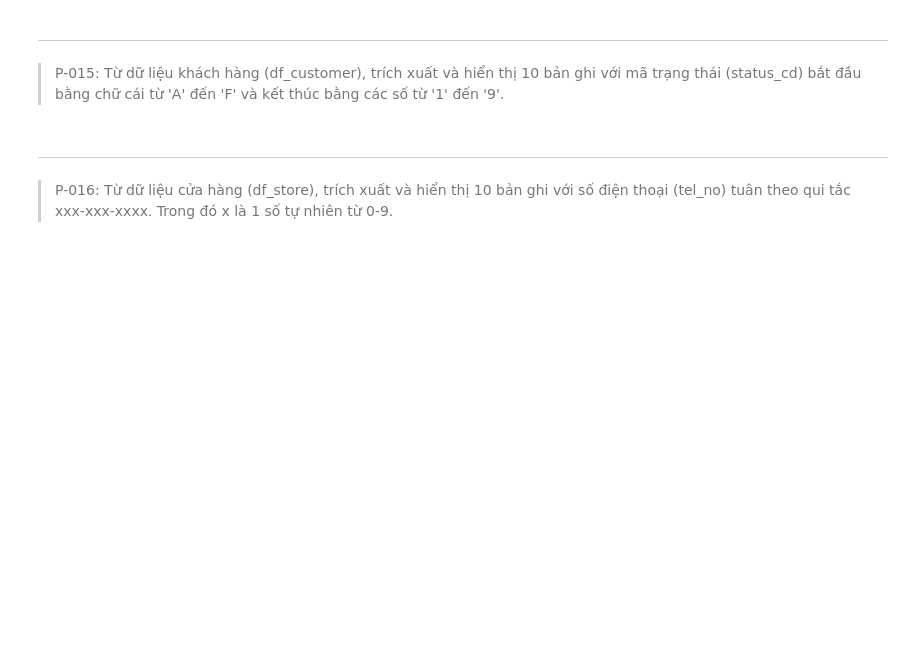
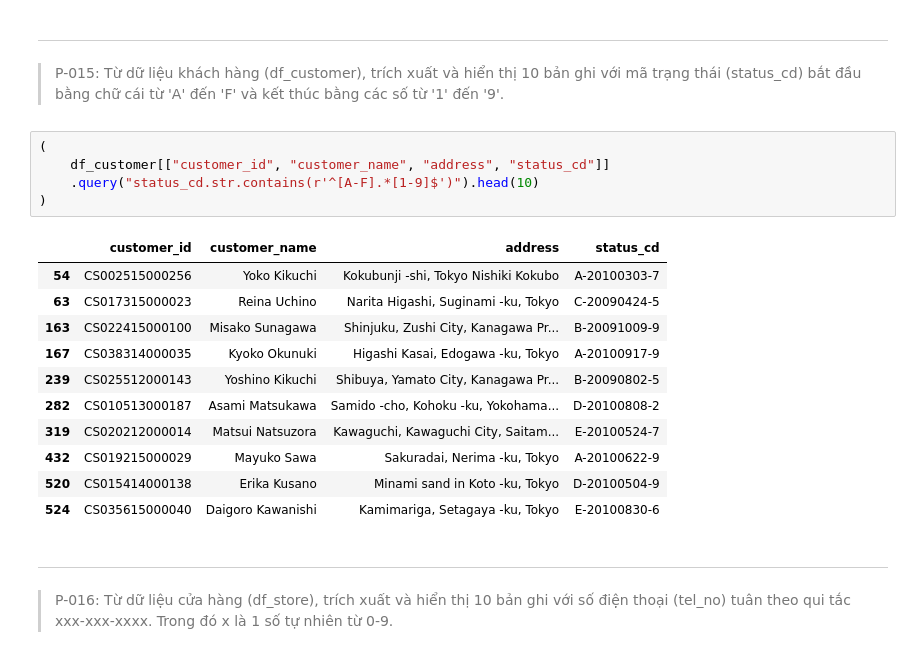
Before and after one commit to quoc-duc/LearnPandas, a Jupyter notebook: notebooks_vn/exercises/100_bai_tap_pandas_vn_exes.ipynb, the cells around one changed output. Drawn from its saved outputs; the diff is of its cells as text; blank space fills up the shorter version.

```diff
--- a/notebooks_vn/exercises/100_bai_tap_pandas_vn_exes.ipynb
+++ b/notebooks_vn/exercises/100_bai_tap_pandas_vn_exes.ipynb
@@ -305,6 +305,23 @@ df_customer[['customer_id', 'customer_name', 'address', 'status_cd']].query("sta
 ---
 > P-015:
 Từ dữ liệu khách hàng (df_customer), trích xuất và hiển thị 10 bản ghi với mã trạng thái (status_cd) bắt đầu bằng chữ cái từ 'A' đến 'F' và kết thúc bằng các số từ '1' đến '9'.
+# %%
+(
+    df_customer[["customer_id", "customer_name", "address", "status_cd"]]
+    .query("status_cd.str.contains(r'^[A-F].*[1-9]$')").head(10)
+)
+# %% [output]
+|  | customer_id | customer_name | address | status_cd |
+| 54 | CS002515000256 | Yoko Kikuchi | Kokubunji -shi, Tokyo Nishiki Kokubo | A-20100303-7 |
+| 63 | CS017315000023 | Reina Uchino | Narita Higashi, Suginami -ku, Tokyo | C-20090424-5 |
+| 163 | CS022415000100 | Misako Sunagawa | Shinjuku, Zushi City, Kanagawa Pr... | B-20091009-9 |
+| 167 | CS038314000035 | Kyoko Okunuki | Higashi Kasai, Edogawa -ku, Tokyo | A-20100917-9 |
+| 239 | CS025512000143 | Yoshino Kikuchi | Shibuya, Yamato City, Kanagawa Pr... | B-20090802-5 |
+| 282 | CS010513000187 | Asami Matsukawa | Samido -cho, Kohoku -ku, Yokohama... | D-20100808-2 |
+| 319 | CS020212000014 | Matsui Natsuzora | Kawaguchi, Kawaguchi City, Saitam... | E-20100524-7 |
+| 432 | CS019215000029 | Mayuko Sawa | Sakuradai, Nerima -ku, Tokyo | A-20100622-9 |
+| 520 | CS015414000138 | Erika Kusano | Minami sand in Koto -ku, Tokyo | D-20100504-9 |
+| 524 | CS035615000040 | Daigoro Kawanishi | Kamimariga, Setagaya -ku, Tokyo | E-20100830-6 |
 # %% [markdown]
 ---
 > P-016:
```
